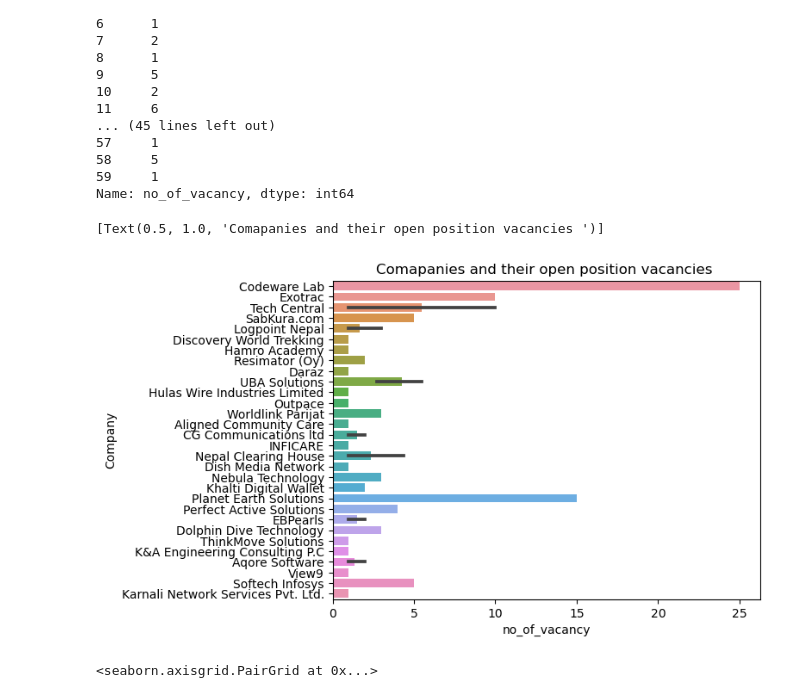
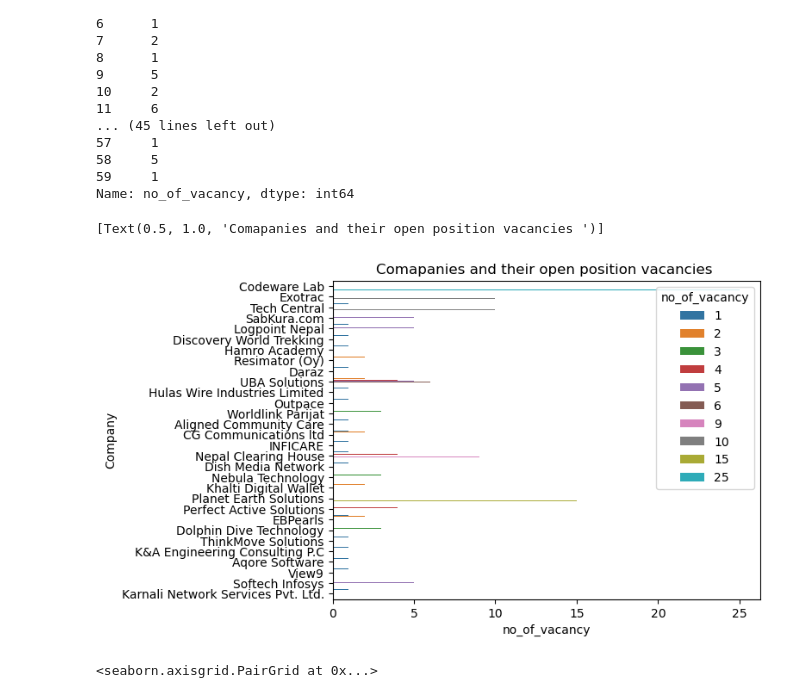
Before and after one commit to BibekRai44/MeroJob-Analysis, a Jupyter notebook: Dataset Analysis/Data Visualization.ipynb, the cells around one changed output. Drawn from its saved outputs; the diff is of its cells as text; code cells hidden in the pictures.

```diff
--- a/Dataset Analysis/Data Visualization.ipynb
+++ b/Dataset Analysis/Data Visualization.ipynb
@@ -198,10 +196,10 @@ Name: no_of_vacancy, dtype: int64
 # %%
 #Barplot of Companies and their open job position vacancies
 
-sns.barplot(data=data,y=data['Company'],x=data['no_of_vacancy']).set(title='Comapanies and their open position vacancies ')
+sns.barplot(data=data,y=data['Company'],x=data['no_of_vacancy'],hue=data['no_of_vacancy']).set(title='Comapanies and their open position vacancies ')
 # %% [output]
 [Text(0.5, 1.0, 'Comapanies and their open position vacancies ')]
-[figure, old version]
+[figure, new version]
 # %%
 #pairplot of the Data
 
```
Also changed, not shown: parts of 1 cell of this notebook.
